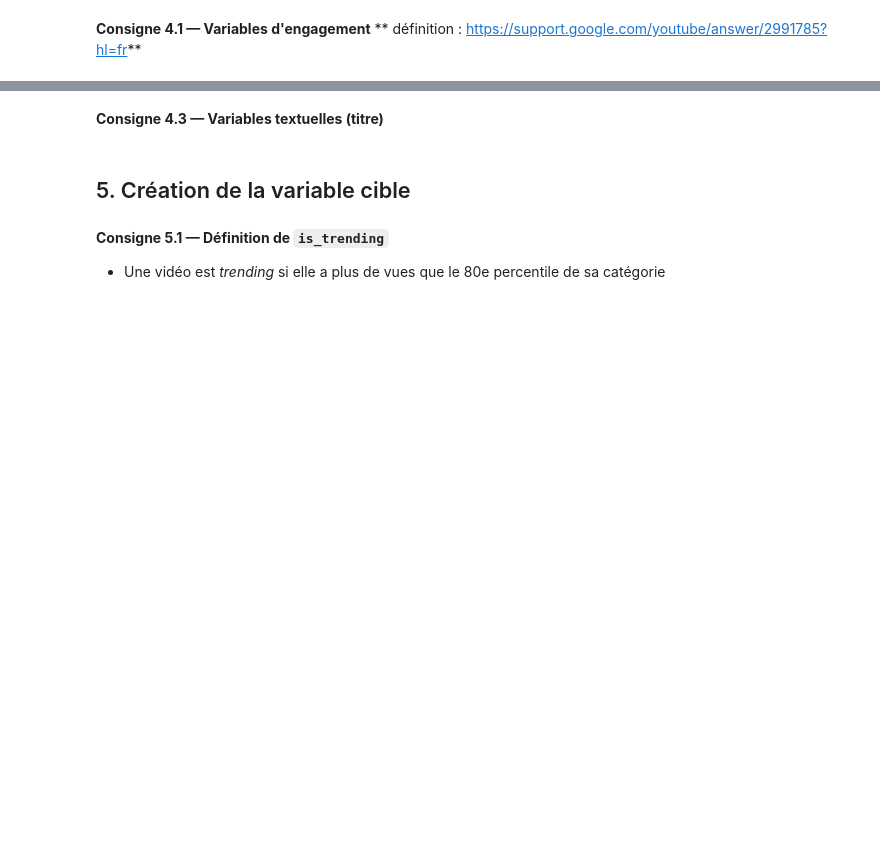
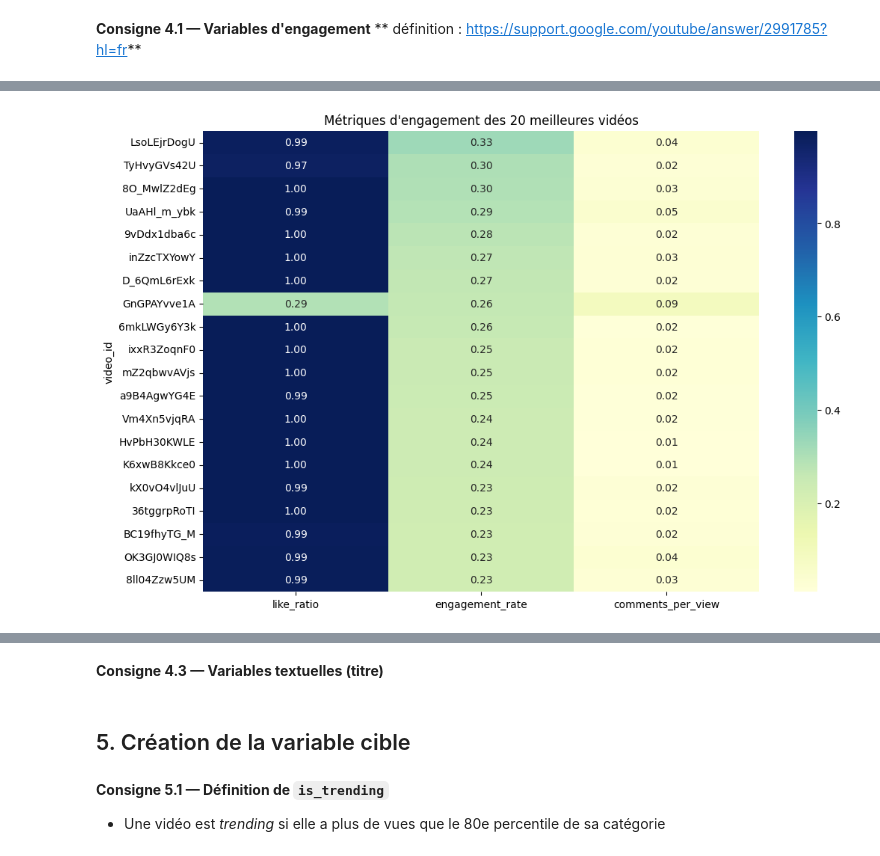
Before and after one commit to nabil-ghazali/Projet_ML_Youtube, a Jupyter notebook: projet-ml-youtube-trending-68b010e7b5bc2532236423.ipynb, the cells around one changed output, grey strips where cells are left out. Cells and saved outputs as stored; diff of their text form; code cells hidden in the pictures; blank space fills up the shorter version.

```diff
--- a/projet-ml-youtube-trending-68b010e7b5bc2532236423.ipynb
+++ b/projet-ml-youtube-trending-68b010e7b5bc2532236423.ipynb
@@ -273 +376,13 @@ Distribution des catégories:
+# %%
+# Top 20 heatmap : on compare toutes les métriques ensemble pour les meilleures vidéos :
+
+top_videos_metrics = top_videos[['video_id', 'like_ratio', 'engagement_rate', 'comments_per_view']]
+top_videos_metrics = top_videos_metrics.set_index('video_id')
+
+plt.figure(figsize=(12,8))
+sb.heatmap(top_videos_metrics, annot=True, fmt=".2f", cmap="YlGnBu")
+plt.title('Métriques d\'engagement des 20 meilleures vidéos')
+plt.show()
+# %% [output]
+[figure, added]
 # %% [markdown]
```
Also changed, not shown: parts of 12 cells of this notebook.
